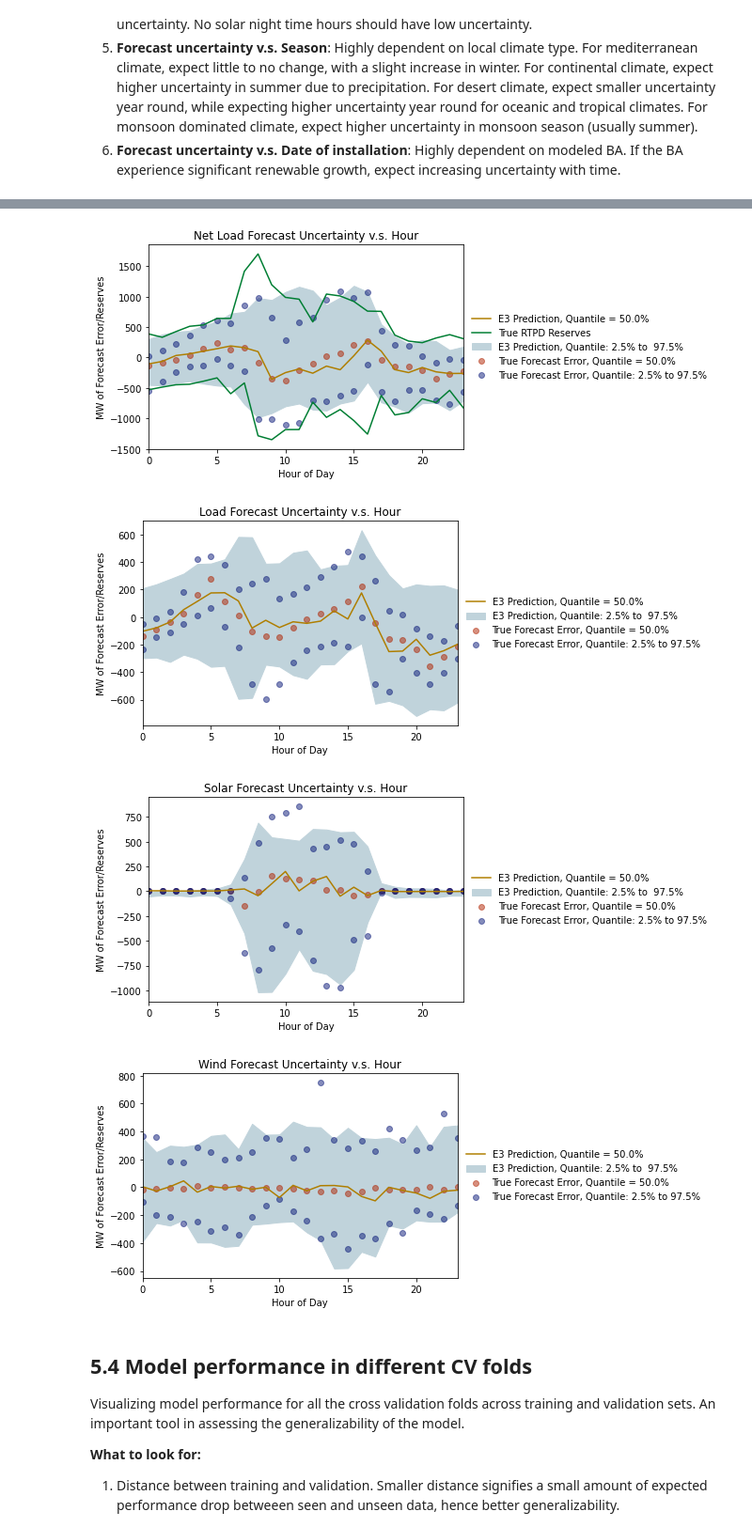
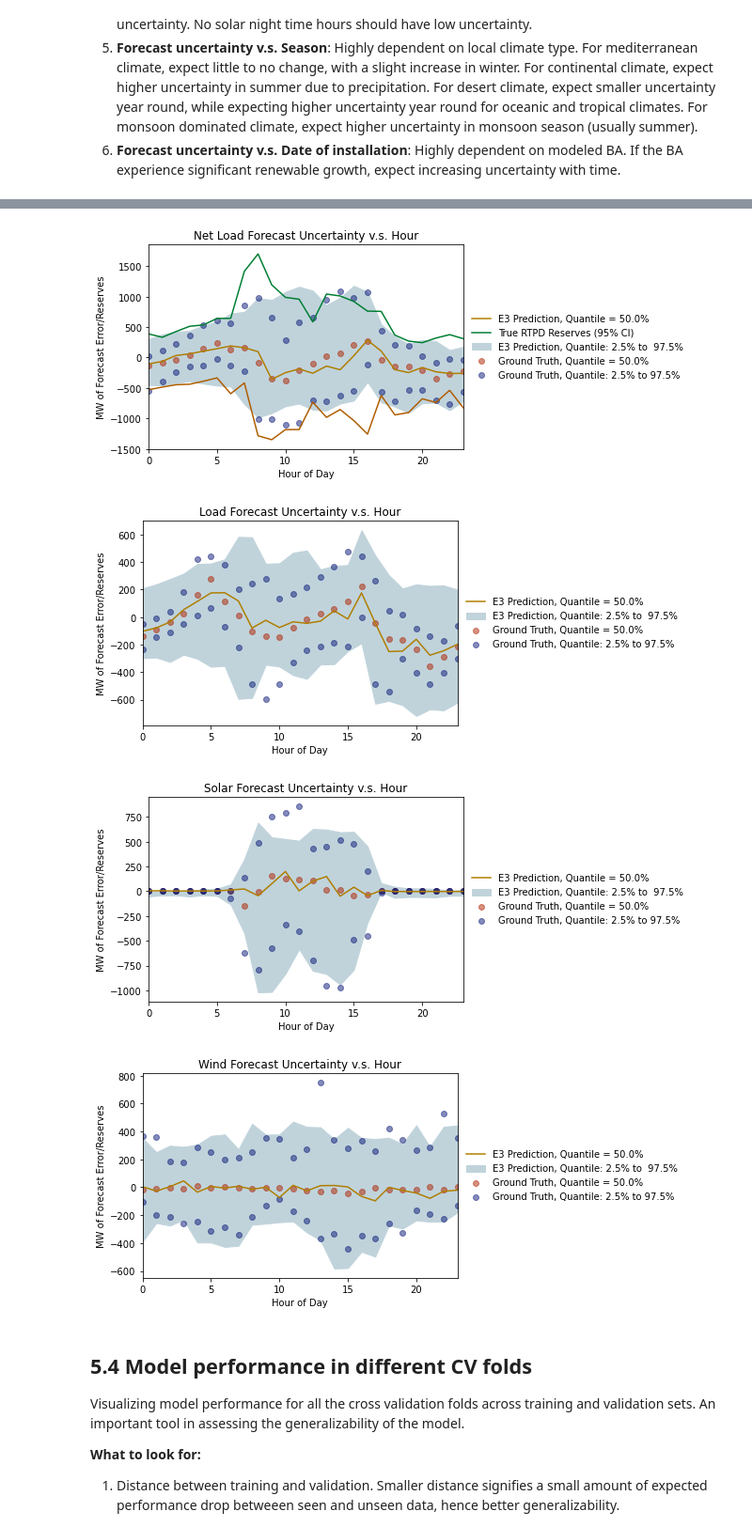
Before and after one commit to e3-/RESERVE-Public, a Jupyter notebook: code/rescue.ipynb, the cells around one changed output, grey strips where cells are left out. Shown at 94% size. Saved outputs shown, nothing was run; the diff lists cells and outputs as text; code cells hidden in the pictures.

```diff
--- a/code/rescue.ipynb
+++ b/code/rescue.ipynb
@@ -104,7 +103,7 @@ metrics_to_compare = ['Loss (MW)', 'Coverage Probability (%)'] # choose in metri
 ts_ranges = ['20170201','20170501','20170801','20171101'] # the example range of time series to plot
 
 # Do you wish to save diagnostic figures?
-save_fig_flag = True
+save_fig_flag = False
 
 # Do you wish to see diagnostic figures for a specific month and/or year?
 # Leave with value "All" if you want the plots to be based on the entire dataset
@@ -113,9 +112,10 @@ diagnostics_for_month = 1
 
 # TODO: If this is to be shown permanently in graphs going forward, make it a part of dir_str
 # Define path to historical FRP reserves data. Set this variable to None if not applicable
-hist_rtpd_reserves_path = "S:\\E3 Projects\\ARPA_E _PERFORM\\Data\\Historical_FRP\\caiso_oasis\\output\\processed\\Flex_Ramp_Req_RTPD.csv"
+hist_rtpd_reserves_path = "S:\\E3 Projects\\ARPA_E _PERFORM\\Data\\CAISO_OASIS_data\\caiso_oasis\\output\\processed\\Flex_Ramp_Req_RTPD.csv"
 
-# TODO: Take a call on whether we should permanently switch the direction of our forecast error definition
+# TODO: Take a call on whether we should permanently switch the direction of our forecast error definition to be Acutal - Forecast
+# Won't need this then
 switch_forecast_direction_flag = True
 
 # We have 'k' models wherein k is the number of cv folds. Pick one of the models to load predictions
@@ -124,7 +124,12 @@ model_idx = 0
 
 # Do you wish to save the coincident model net load predictions and ground truth data being identified and
 # plotted in section 5.3?
-save_net_load_pred_truth_data_flag = True
+save_net_load_pred_truth_data_flag = False
+
+# Quantiles of true data to be plotted; a low, mid and high. Mid will most probably be 0.5 (i.e median) while
+# low and high will correspond to those that set footroom and headroom requirements in the system of interest
+# Since the true data will be compared to model predictions, ensure model predictions exist at these exact quantiles
+quantiles_of_true_data = [0.025, 0.5, 0.975]
 # %% [markdown]
 # 1. Data Ingestion
 
@@ -441,16 +447,10 @@ for feature, label in label_to_feature_map.items():
         # else the label is derived from dicretizing a continuous input
         feature_discretized = diagnostics.discretize_input(input_trainval_diag[feature])
         if label == 'Date of Observation':
-            # TODO: Delete print stmts in this section
-            print("Before changes")
-            print(feature_discretized)
             # for 'Date of Observation', we add the starting date so it shows up as a historical data
-            print(feature_discretized.astype('int'))
-            print(input_trainval_diag.index[0].date())
-            feature_discretized = (pd.Timestamp(input_trainval_diag.index[0].date())
-                                   + feature_discretized[0].astype('int')*pd.Timedelta('1D'))
-            print("After changes")
-            print(feature_discretized)
+            feature_discretized = (pd.Timestamp(input_trainval.index[0].date())
+                                   + feature_discretized.astype('int')*pd.Timedelta('1D'))
+
     # Plotting the uncertainty (of each model output) and bias for each feature bin
     for response, response_label in label_to_response_map.items():
         pred_trainval_for_current_response = pred_trainval_diag.xs(key = response, axis = 1, level = 'Output_Name')
@@ -468,10 +468,10 @@ for feature, label in label_to_feature_map.items():
                                                                 label_to_feature_map[feature], response_label,
                                                                 trainval_inputs_current_feature,
                                                                 trainval_outputs_current_response,
-                                                                hist_rtpd_res_data)
+                                                                hist_rtpd_res_data,
+                                                                quantiles_of_true_data)
 
         # Special formatting of the x axis when we are using date observation
-        # TODO: Fix dates when only a subset of the total dataset is being plotted
         if label == 'Date of Observation':
             fig.autofmt_xdate()
 
@@ -527,38 +511,39 @@ for response, response_label in label_to_response_map.items():
     pred_trainval_for_current_response = pred_trainval_diag.xs(key = response, axis = 1, level = 'Output_Name')
     # Feed in actual RTPD reserves to overlay on net load graphs
     if response_label == "Net Load":
         hist_rtpd_res_data = hist_rtpd_reserves
     else:
         hist_rtpd_res_data = None
     # Feed in ground truth for current selection of response to be overlaid on top of graph showing model output
     trainval_outputs_current_response = output_trainval_diag[response]
     # Make plot with these specifications
     fig, ax, truth_df, pred_df = diagnostics.compare_predictions_to_truth(pred_trainval_for_current_response,
                                                        label_to_feature_map[feature], response_label,
                                                        trainval_outputs_current_response,
-                                                       hist_rtpd_res_data, switch_forecast_direction_flag)
+                                                       hist_rtpd_res_data, switch_forecast_direction_flag,
+                                                       quantiles_of_true_data)
     # Save fig is user so desires
     if save_fig_flag:
         fig_file_name = response_label + "_compared_to_truth_in_month_{}_of_year_{}.svg".format(diagnostics_for_month,
                                                                                           diagnostics_for_year)
         fig.savefig(os.path.join(dir_str.plots_dir, fig_file_name),
                     dpi = default_dpi,
                     bbox_inches = "tight")
 
     # Save the net load data being plotted if the user so desires
     if response_label == "Net Load":
         if save_net_load_pred_truth_data_flag:
             truth_file_name = "True_" + response_label + "_error_in_month_{}_of_year_{}.csv".format(diagnostics_for_month,
                                                                                           diagnostics_for_year)
             truth_df.to_csv(os.path.join(dir_str.diag_dir, truth_file_name))
             pred_file_name = "Predicted_" + response_label + "_error_in_month_{}_of_year_{}.csv".format(diagnostics_for_month,
                                                                                           diagnostics_for_year)
             pred_df.to_csv(os.path.join(dir_str.diag_dir, pred_file_name))
 # %% [output]
-[figure, old version]
+[figure, new version]
-[figure, old version]
+[figure, new version]
-[figure, old version]
+[figure, new version]
-[figure, old version]
+[figure, new version]
 # %% [markdown]
 ## 5.4 Model performance in different CV folds
 Visualizing model performance for all the cross validation folds across training and validation sets. An important tool in assessing the generalizability of the model.
```
Also changed, not shown: parts of 4 cells of this notebook.
